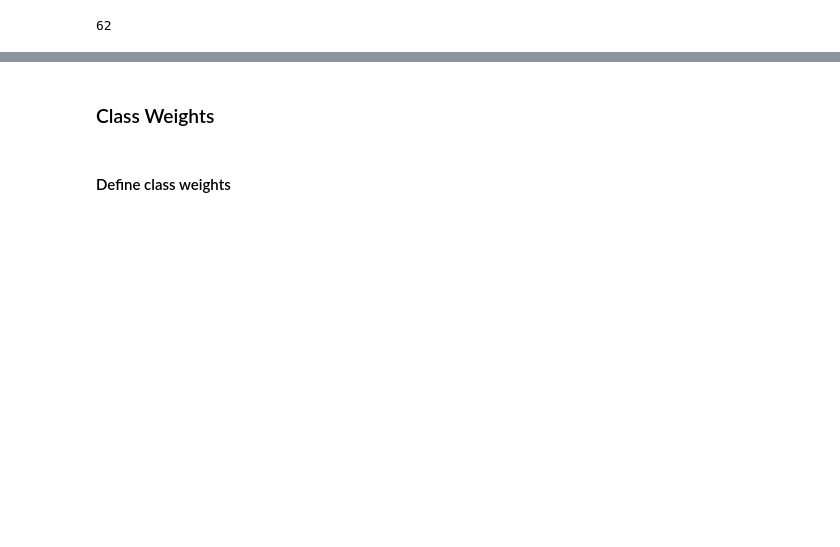
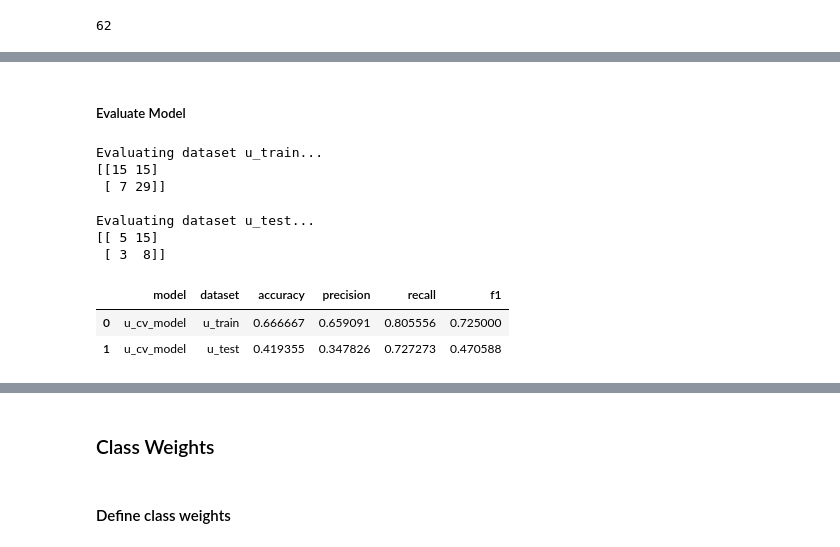
Before and after one commit to tarcisobraz/sparkify-churn-prediction, a Jupyter notebook: Sparkify.ipynb, the cells around one changed output, grey strips where cells are left out. Drawn from its saved outputs; the diff is of its cells as text; code cells hidden in the pictures; blank space fills up the shorter version.

```diff
--- a/Sparkify.ipynb
+++ b/Sparkify.ipynb
@@ -1235,3 +1276,0 @@ u_validation.groupBy('label').count().show()
-# %%
-%%time
-cvModel = crossval.fit(u_train)
@@ -1574,0 +1277,3 @@ print(confusion_matrix(test_y_true, test_y_pred))
+# %%
+undersampled_model_df = churning_user_days.union(undersampled_nonchurning_user_days)
+undersampled_model_df.count()
@@ -1574,0 +1305,4 @@ print(confusion_matrix(test_y_true, test_y_pred))
+# %%
+u_train, u_test, u_validation = generate_stratified_train_test_val_dfs(
+    base_df = undersampled_model_df, sampling_var = 'label',
+    train_frac = 0.6, test_frac = 0.2, seed=199)
@@ -1574,0 +1333,3 @@ print(confusion_matrix(test_y_true, test_y_pred))
+# %%
+%%time
+u_cv_model = crossval.fit(u_train)
@@ -1574,0 +1369,16 @@ print(confusion_matrix(test_y_true, test_y_pred))
+# %% [markdown]
+##### Evaluate Model
+# %%
+u_model_eval = get_model_eval(u_cv_model, 'u_cv_model', {'u_train': u_train, 'u_test':u_test})
+u_model_eval
+# %% [output]
+Evaluating dataset u_train...
+[[15 15]
+ [ 7 29]]
+
+Evaluating dataset u_test...
+[[ 5 15]
+ [ 3  8]]
+|  | model | dataset | accuracy | precision | recall | f1 |
+| 0 | u_cv_model | u_train | 0.666667 | 0.659091 | 0.805556 | 0.725000 |
+| 1 | u_cv_model | u_test | 0.419355 | 0.347826 | 0.727273 | 0.470588 |
```
Also changed, not shown: parts of 219 cells of this notebook.
